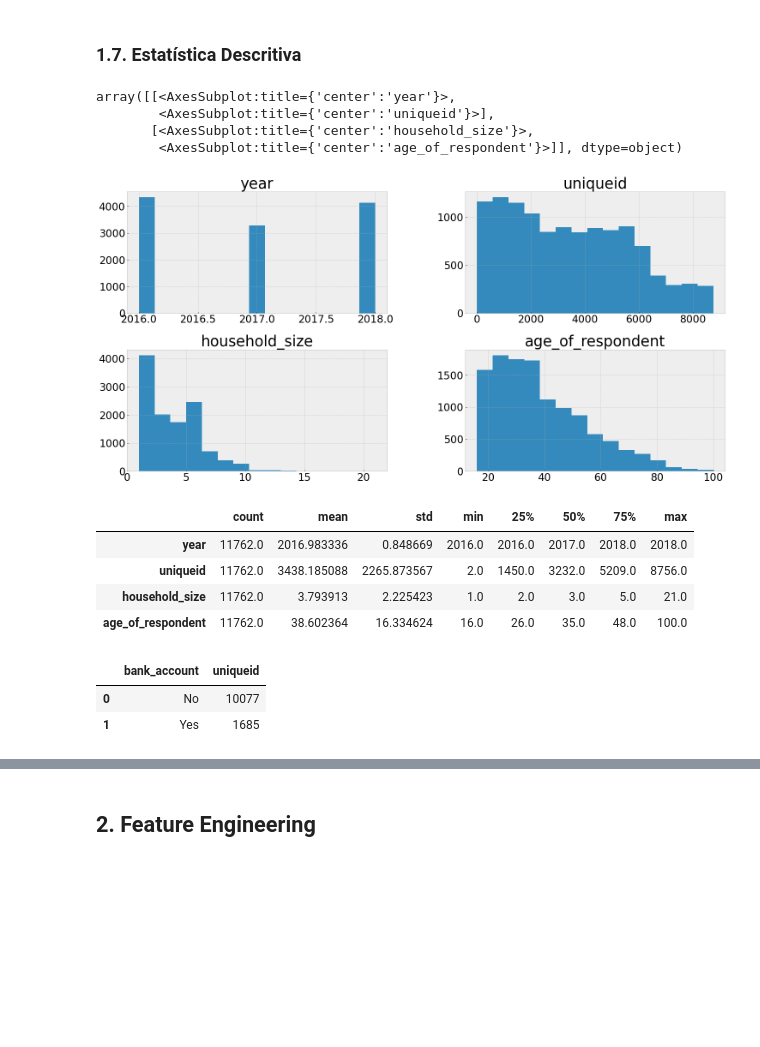
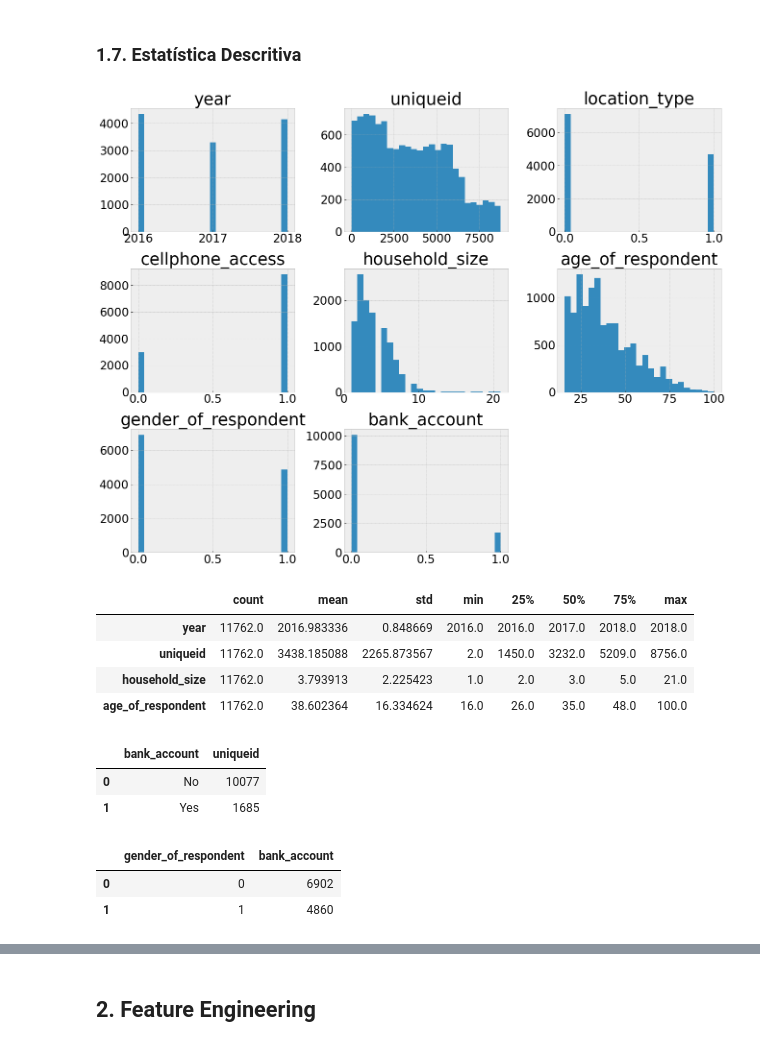
Before and after one commit to daSpinelli/hackday_01_dadosinglorios, a Jupyter notebook: end-to-end.ipynb, the cells around one changed output, grey strips where cells are left out. Drawn from its saved outputs; the diff is of its cells as text; code cells hidden in the pictures; blank space fills up the shorter version.

```diff
--- a/end-to-end.ipynb
+++ b/end-to-end.ipynb
@@ -146,2 +143,8 @@ df1['bank_account'] = df1['bank_account'].apply(lambda x: 1 if x == 'Yes' else 0
+# %%
+df1 = df1.drop(columns='uid')
+df1['bank_account'] = df1['bank_account'].apply(lambda x: 1 if x == 'Yes' else 0)
+df1['cellphone_access'] = df1['cellphone_access'].apply(lambda x: 1 if x == 'Yes' else 0)
+df1['gender_of_respondent'] = df1['gender_of_respondent'].apply(lambda x: 1 if x == 'Male' else 0)
+df1['location_type'] = df1['location_type'].apply(lambda x: 1 if x == 'Urban' else 0)
 # %% [markdown]
 ### 1.2. Checar Dimensões
@@ -196,26 +198,3 @@ dtype: int64
 ### 1.6. Preenche NaN
 # %% [markdown]
 ### 1.7. Estatística Descritiva
-# %%
-numeric_attributes = df1.select_dtypes(include = ['int64', 'float64'])
-numeric_attributes.hist(bins = 15)
-# %% [output]
-array([[<AxesSubplot:title={'center':'year'}>,
-        <AxesSubplot:title={'center':'uniqueid'}>],
-       [<AxesSubplot:title={'center':'household_size'}>,
-        <AxesSubplot:title={'center':'age_of_respondent'}>]], dtype=object)
-[figure, removed]
-# %%
-df1.describe().T
-# %% [output]
-|  | count | mean | std | min | 25% | 50% | 75% | max |
-| year | 11762.0 | 2016.983336 | 0.848669 | 2016.0 | 2016.0 | 2017.0 | 2018.0 | 2018.0 |
-| uniqueid | 11762.0 | 3438.185088 | 2265.873567 | 2.0 | 1450.0 | 3232.0 | 5209.0 | 8756.0 |
-| household_size | 11762.0 | 3.793913 | 2.225423 | 1.0 | 2.0 | 3.0 | 5.0 | 21.0 |
-| age_of_respondent | 11762.0 | 38.602364 | 16.334624 | 16.0 | 26.0 | 35.0 | 48.0 | 100.0 |
-# %%
-df1[['uniqueid','bank_account']].groupby('bank_account').count().reset_index()
-# %% [output]
-|  | bank_account | uniqueid |
-| 0 | No | 10077 |
-| 1 | Yes | 1685 |
@@ -223,0 +201,27 @@ with_account = df1[df1['bank_account'] == 1]
+# %%
+numeric_attributes = df1.select_dtypes(include = ['int64', 'float64'])
+fig = plt.figure(figsize=(22,17))
+ax = fig.gca()
+numeric_attributes.hist(ax = ax, bins = 25);
+# %% [output]
+[figure, added]
+# %%
+df1.describe().T
+# %% [output]
+|  | count | mean | std | min | 25% | 50% | 75% | max |
+| year | 11762.0 | 2016.983336 | 0.848669 | 2016.0 | 2016.0 | 2017.0 | 2018.0 | 2018.0 |
+| uniqueid | 11762.0 | 3438.185088 | 2265.873567 | 2.0 | 1450.0 | 3232.0 | 5209.0 | 8756.0 |
+| household_size | 11762.0 | 3.793913 | 2.225423 | 1.0 | 2.0 | 3.0 | 5.0 | 21.0 |
+| age_of_respondent | 11762.0 | 38.602364 | 16.334624 | 16.0 | 26.0 | 35.0 | 48.0 | 100.0 |
+# %%
+df1[['uniqueid','bank_account']].groupby('bank_account').count().reset_index()
+# %% [output]
+|  | bank_account | uniqueid |
+| 0 | No | 10077 |
+| 1 | Yes | 1685 |
+# %%
+df1[['gender_of_respondent', 'bank_account']].groupby('gender_of_respondent').count().reset_index()
+# %% [output]
+|  | gender_of_respondent | bank_account |
+| 0 | 0 | 6902 |
+| 1 | 1 | 4860 |
```
Also changed, not shown: parts of 14 cells of this notebook.
